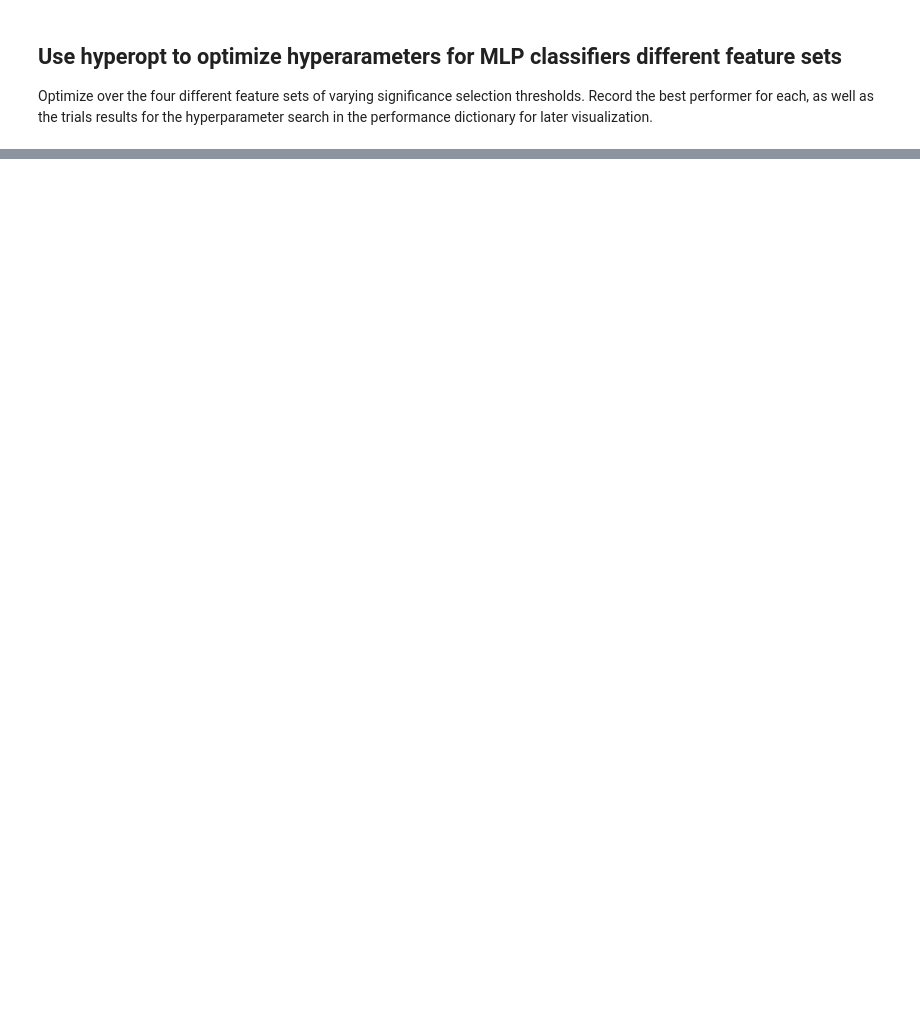
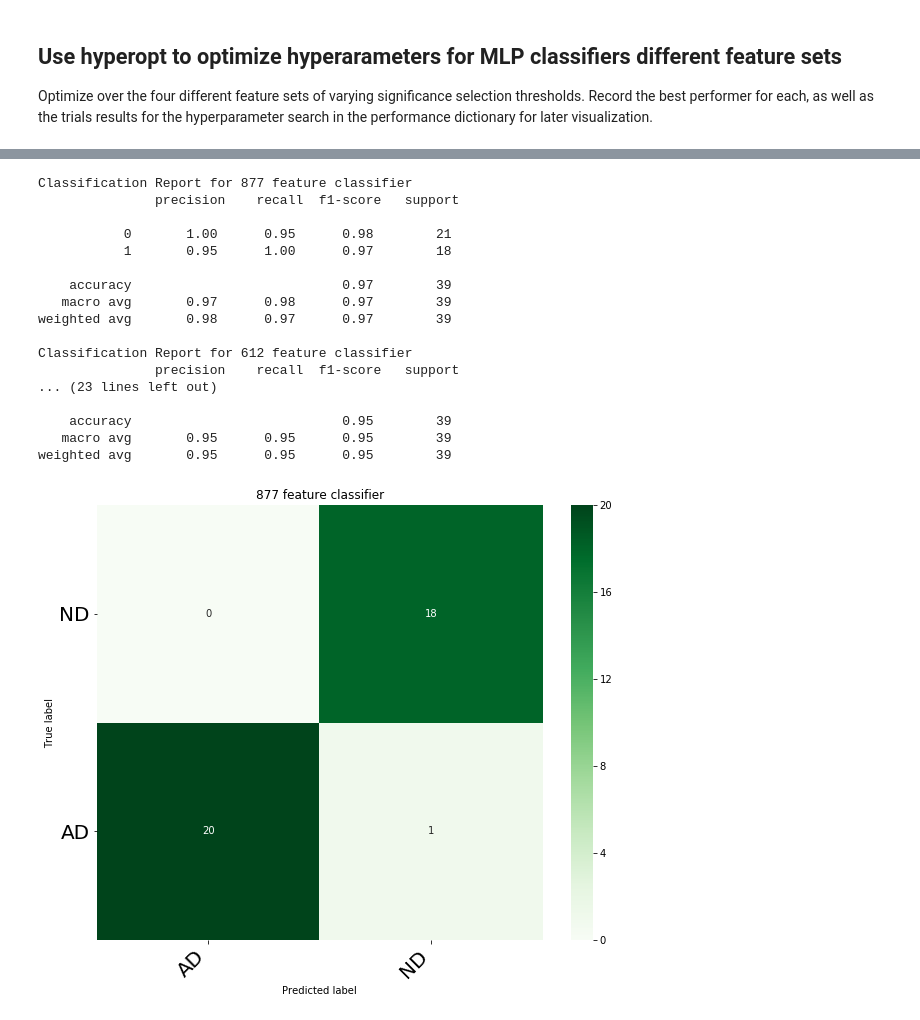
Before and after one commit to mooremk95/AD-Transcriptome-Classifiers, a Jupyter notebook: Networks/MLP Classifier with Z-test Filtered data.ipynb, the cells around one changed output, grey strips where cells are left out. Cells and saved outputs as stored; diff of their text form; code cells hidden in the pictures; blank space fills up the shorter version.

```diff
--- a/Networks/MLP Classifier with Z-test Filtered data.ipynb
+++ b/Networks/MLP Classifier with Z-test Filtered data.ipynb
@@ -196,3 +184,0 @@ fit_time
-# %%
-cfier = MLPClassifier(max_iter=300, hidden_layer_sizes=(2,117, 67), solver= "lbfgs", alpha = pow(10, -2))
-cfier.fit(X=data["400_train"], y=data["400_train_lbls"])
@@ -202,4 +184,0 @@ MLPClassifier(alpha=0.01, hidden_layer_sizes=(2, 117, 67), max_iter=300,
-# %%
-predictions = cfier.predict(data["400_test"])
-cf = confusion_matrix(data["400_test_lbls"], predictions)
-print(cf)
@@ -213,0 +267,39 @@ f3.set_autoscaley_on
+# %%
+from print_conf_mat import *
+# Test performance and visualize the results
+c_mat_figs = []
+
+for name, cfier in cfiers.items():
+    n = name.split(" ")[0] # Gets the number of features from the cfier name
+    test_data = data[f"{n}_test"]
+    test_lbls = data[f"{n}_test_lbls"]
+    predictions = cfier.predict(test_data)
+    c_mat = confusion_matrix(test_lbls, predictions)
+    report = classification_report(test_lbls, predictions)
+    print(f"Classification Report for {name}\n {report}")
+    # Pretty print the confusion matrix
+    fig = print_confusion_matrix(c_mat, ["AD", "ND"], figsize=(10,8), fontsize=20, title=name)
+    # y-axis annotation alignment goofs up on some versions of matplitlib.
+    # If this is the case, comment/uncomment the following line
+    fig.gca().set_ylim([0,2])
+
+    c_mat_figs.append(fig)
+# %% [output]
+Classification Report for 877 feature classifier
+               precision    recall  f1-score   support
+
+           0       1.00      0.95      0.98        21
+           1       0.95      1.00      0.97        18
+
+    accuracy                           0.97        39
+   macro avg       0.97      0.98      0.97        39
+weighted avg       0.98      0.97      0.97        39
+
+Classification Report for 612 feature classifier
+               precision    recall  f1-score   support
+... (23 lines left out)
+
+    accuracy                           0.95        39
+   macro avg       0.95      0.95      0.95        39
+weighted avg       0.95      0.95      0.95        39
+[figure, added]
```
Also changed, not shown: parts of 14 cells of this notebook.
